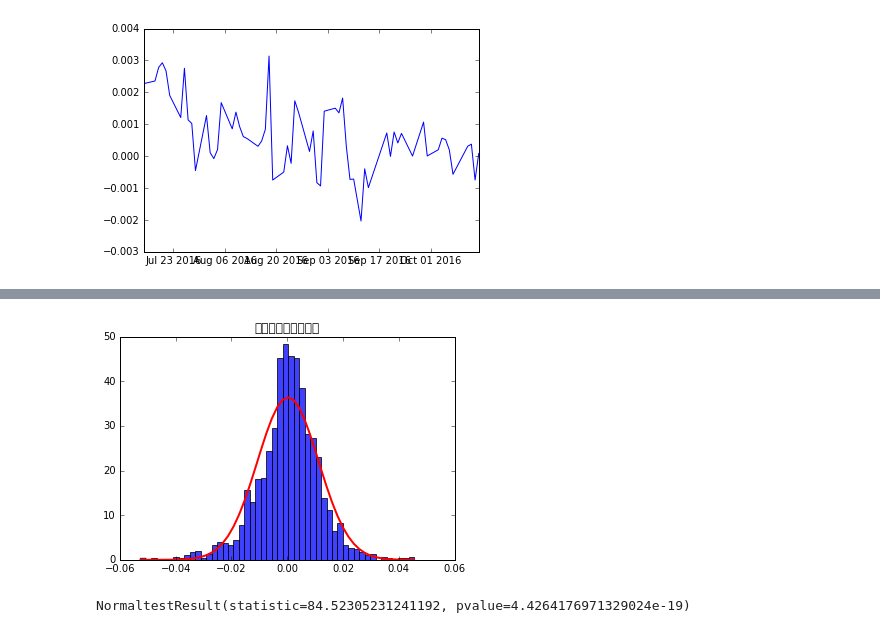
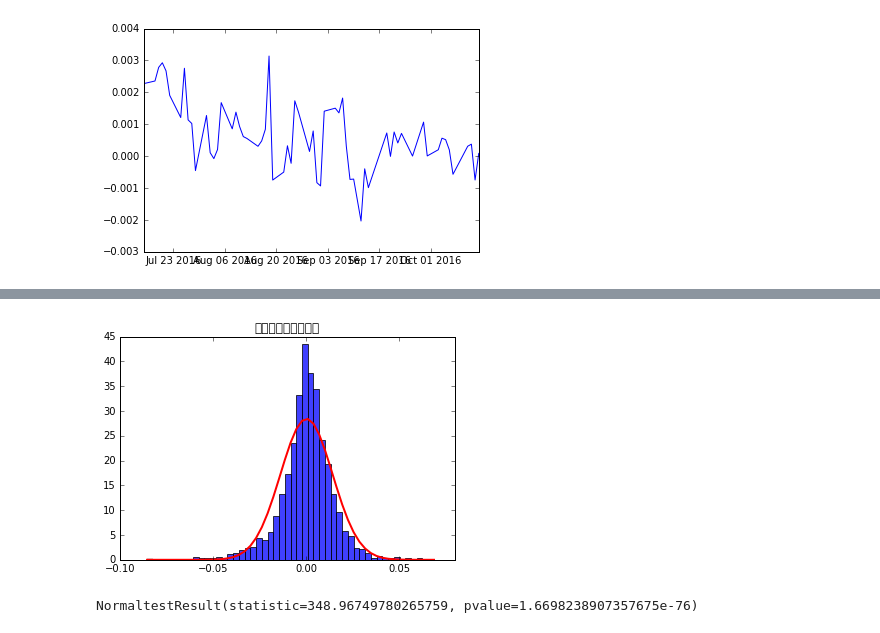
Before and after one commit to tastypotinc/twstock_research, a Jupyter notebook: Taiwanese stock foreign holdings.ipynb, the cells around one changed output, grey strips where cells are left out. Drawn from its saved outputs; the diff is of its cells as text; code cells hidden in the pictures.

Commit message:
add more to Taiwanese stock foreign holdings.ipynb

```diff
--- a/Taiwanese stock foreign holdings.ipynb
+++ b/Taiwanese stock foreign holdings.ipynb
@@ -118,6 +131,7 @@ NormaltestResult(statistic=332.64880366640091, pvalue=5.8375428028659975e-73)
 tmp = total_foreign_equitity.shift(1)
 shifted_foreign_equitity = tmp.ix[1:]
 foreign_equitity_volatility = (total_foreign_equitity.add(shifted_foreign_equitity*-1))/total_foreign_equitity
+foreign_equitity_volatility = foreign_equitity_volatility.fillna(0)
 # %%
 import matplotlib.pyplot as plt
 plt.figure()
@@ -142 +156,11 @@ plt.plot(foreign_equitity_volatility.ix[-62:])
 [figure]
+# %%
+foreign_equitity_volatility = foreign_equitity_volatility.fillna(0)
+n, bins, patches = plt.hist(foreign_equitity_volatility.ix[dt.date(2014,1,1):], 50, normed=1, facecolor='blue', alpha=0.75)
+sigma = foreign_equitity_volatility.ix[dt.date(2014,1,1):].std()
+mu = foreign_equitity_volatility.ix[dt.date(2014,1,1):].mean()
+y = mlab.normpdf(bins, mu, sigma)
+l = plt.plot(bins, y, 'r-', linewidth=2)
+plt.title("外資持股變化率分佈 since 2014")
+plt.show()
+stats.normaltest(foreign_equitity_volatility.ix[dt.date(2014,1,1):])
@@ -143,13 +170,13 @@ plt.plot(foreign_equitity_volatility.ix[-62:])
 # %%
 foreign_equitity_volatility = foreign_equitity_volatility.fillna(0)
-n, bins, patches = plt.hist(foreign_equitity_volatility.ix[-1500:], 50, normed=1, facecolor='blue', alpha=0.75)
-sigma = foreign_equitity_volatility.ix[-1500:].std()
-mu = foreign_equitity_volatility.ix[-1500:].mean()
+n, bins, patches = plt.hist(foreign_equitity_volatility, 50, normed=1, facecolor='blue', alpha=0.75)
+sigma = foreign_equitity_volatility.std()
+mu = foreign_equitity_volatility.mean()
 y = mlab.normpdf(bins, mu, sigma)
 l = plt.plot(bins, y, 'r-', linewidth=2)
 plt.title("外資持股變化率分佈")
 plt.show()
-stats.normaltest(foreign_equitity_volatility.ix[-1500:])
+stats.normaltest(foreign_equitity_volatility)
 # %% [output]
-[figure, old version]
+[figure, new version]
-NormaltestResult(statistic=84.52305231241192, pvalue=4.4264176971329024e-19)
+NormaltestResult(statistic=348.96749780265759, pvalue=1.6698238907357675e-76)
```
Also changed, not shown: parts of 6 cells of this notebook.
